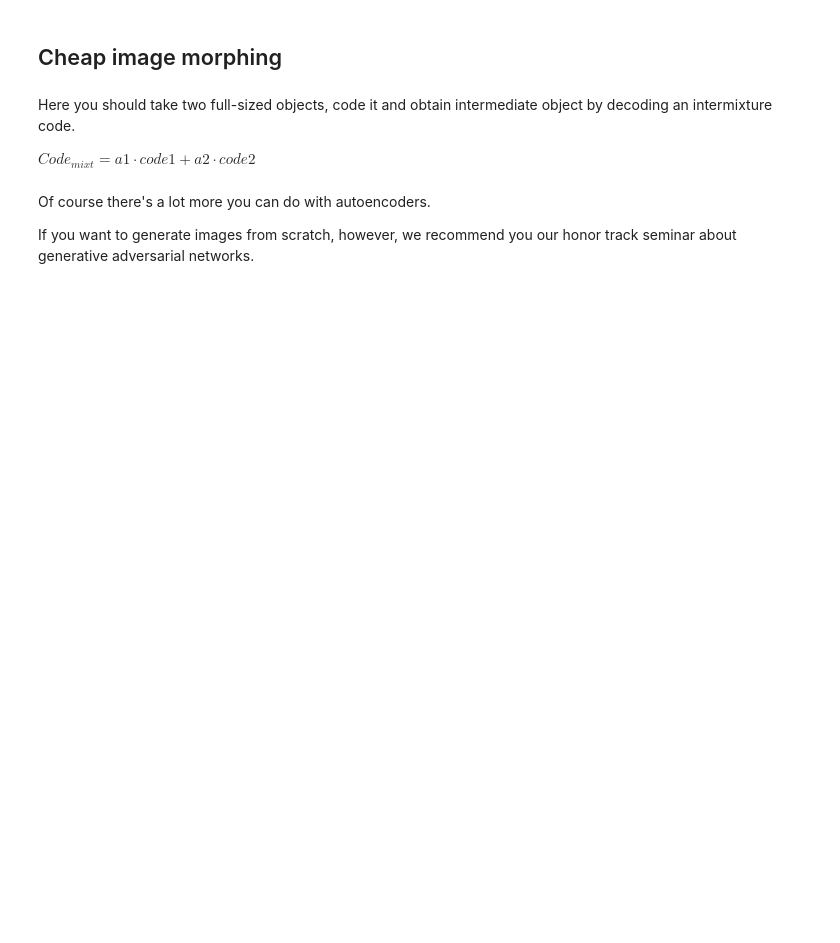
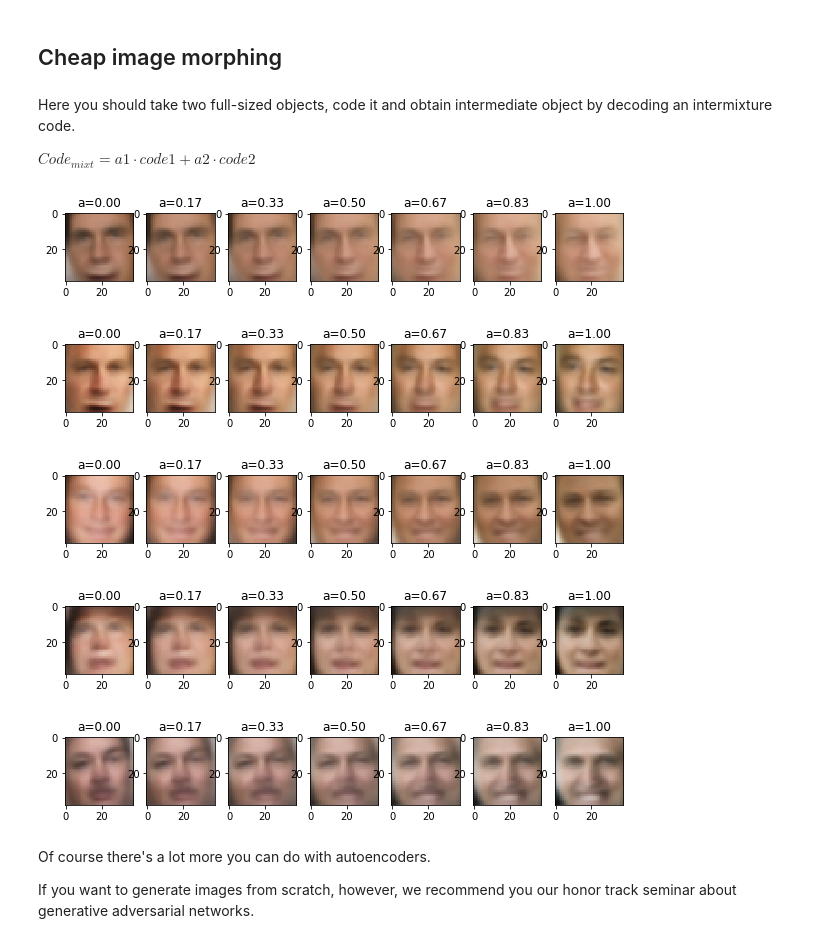
Before and after one commit to dimaischenko/Practical_DL, a Jupyter notebook: homework03/homework03_part2_autoencoders_basic.ipynb, the cells around one changed output. Drawn from its saved outputs; the diff is of its cells as text; code cells hidden in the pictures; blank space fills up the shorter version.

Commit message:
Finished part2_autoencoders

```diff
--- a/homework03/homework03_part2_autoencoders_basic.ipynb
+++ b/homework03/homework03_part2_autoencoders_basic.ipynb
@@ -354,6 +496,6 @@ X_test_noise = apply_gaussian_noise(X_test)
 # %%
 X_train_tensor_n = torch.from_numpy(X_train_noise).type(torch.DoubleTensor)
 X_test_tensor_n = torch.Tensor(X_test_noise).type(torch.DoubleTensor)
-# %%
-aenc = pca_autoencoder()
-train(aenc, X_train_tensor_n, 50)
+# %%
+aenc_noise = pca_autoencoder_deep(img_shape)
+train_noise(aenc_noise, X_train_tensor, X_train_tensor_n, 50)
@@ -359,0 +521,2 @@ train(aenc, X_train_tensor_n, 50)
+# %%
+train_noise(aenc_noise, X_train_tensor, X_train_tensor_n, 50)
@@ -390,0 +575,8 @@ codes = #<Your code:encode all images in X_train_tensor>
+# %%
+#encodes batch of images into a codes
+
+
+codes = []
+dataloader = DataLoader(X_train_tensor, batch_size=BATCH_SIZE, shuffle=False)
+for i, (batch) in enumerate(dataloader):
+  codes.append(aenc_deep.enc(batch.cuda()).detach().cpu().numpy())
@@ -437,22 +637,30 @@ $Code_{mixt} = a1\cdot code1 + a2\cdot code2$
 # %%
 
 for _ in range(5):
-    image1,image2 =#<Your code:choose two image randomly>
+    idx1, idx2 = np.random.randint(0, len(X_test_tensor) - 1, 2)
+    image1, image2 = X_test_tensor[idx1:(idx1 + 1)], X_test_tensor[idx2:(idx2 + 1)]
 
-    code1, code2 = #<Your code:decode it>
+    code1 = aenc_deep.enc(image1.cuda(device))
+    code2 = aenc_deep.enc(image2.cuda(device))
 
 
     plt.figure(figsize=[10,4])
-    for i,a in enumerate(np.linspace(0,1,num=7)):
+    for i, a in enumerate(np.linspace(0, 1,num=7)):
 
-        output_code = #<Your code:define intermixture code>
+        output_code = a * code1 + (1 - a) * code2
 
-        output_image = aenc.dec(output_code[None])[0]
-        plt.subplot(1,7,i+1)
+        output_image = aenc_deep.dec(output_code[None])[0]
+        plt.subplot(1, 7,i+1)
         plt.imshow(output_image.cpu().detach().numpy().transpose([1,2,0]))
         plt.title("a=%.2f"%a)
 
     plt.show()
+# %% [output]
+[figure, added]
+[figure, added]
+[figure, added]
+[figure, added]
+[figure, added]
 # %% [markdown]
 Of course there's a lot more you can do with autoencoders.
 
```
Also changed, not shown: parts of 28 cells of this notebook.
